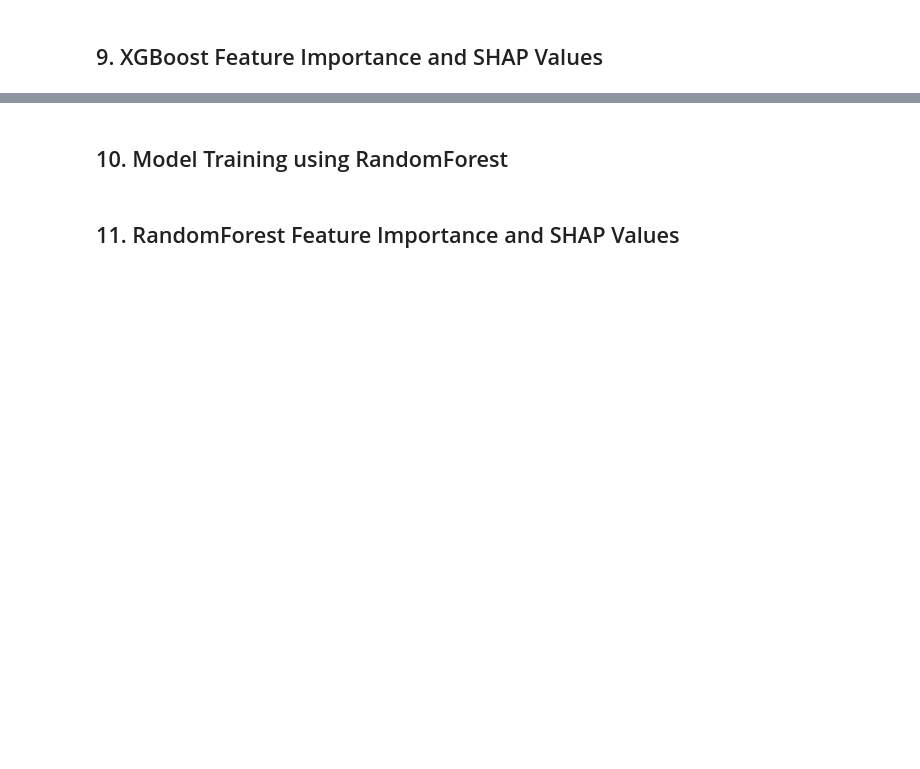
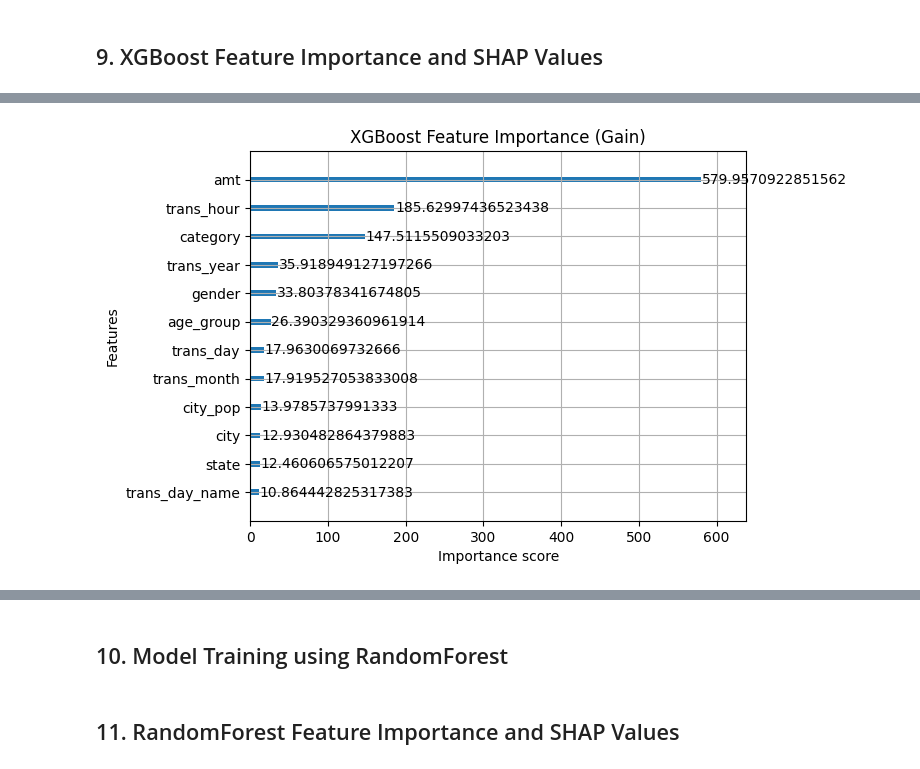
Before and after one commit to afterSt0rm/Amnil-AI-Internship, a Jupyter notebook: Credit_Card_Fraud_Detection.ipynb, the cells around one changed output, grey strips where cells are left out. Cells and saved outputs as stored; diff of their text form; code cells hidden in the pictures; blank space fills up the shorter version.

```diff
--- a/Credit_Card_Fraud_Detection.ipynb
+++ b/Credit_Card_Fraud_Detection.ipynb
@@ -1005,0 +1124,10 @@ LightGBM_random.fit(X_train_resampled, y_train_resampled);
+# %%
+xgb.plot_importance(
+    best_xgboost,
+    importance_type='gain',
+    title='XGBoost Feature Importance (Gain)'
+)
+
+plt.show()
+# %% [output]
+[figure, added]
```
Also changed, not shown: parts of 16 cells of this notebook, 39 other files.
